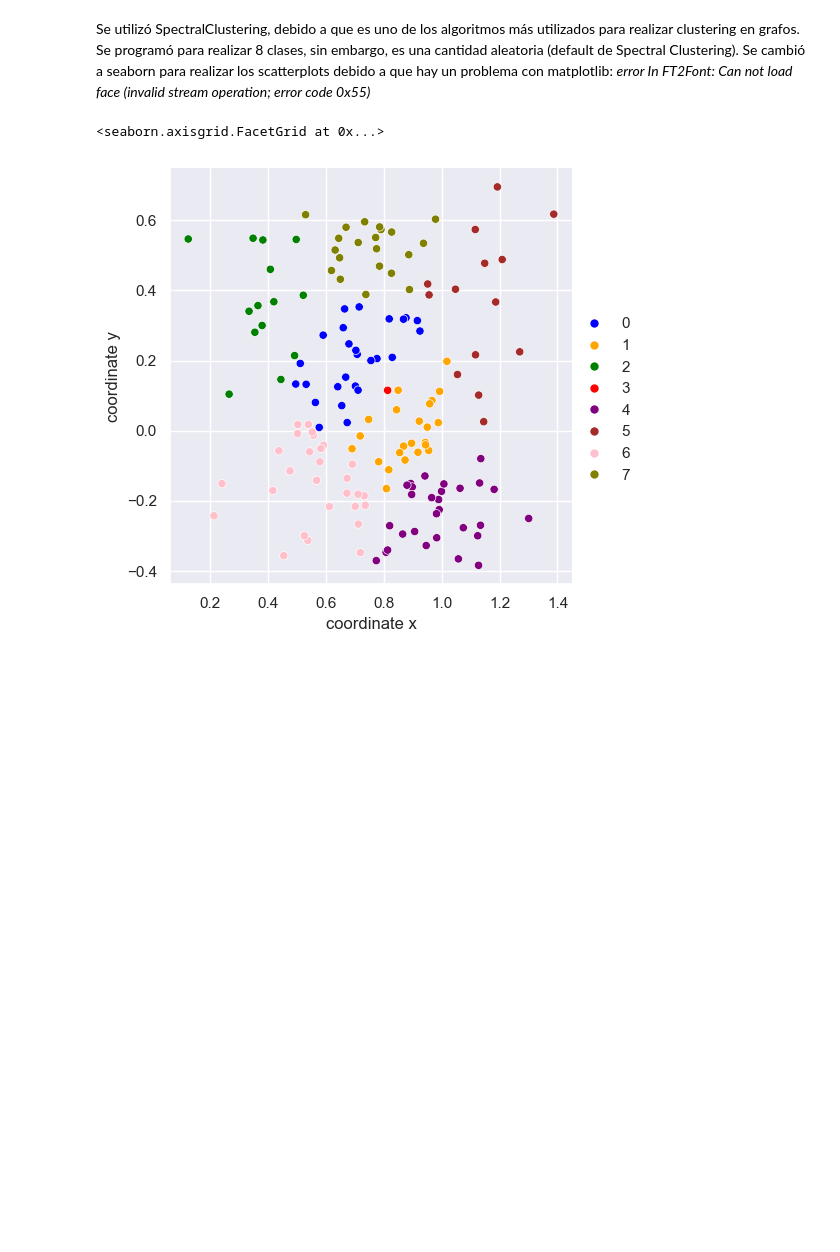
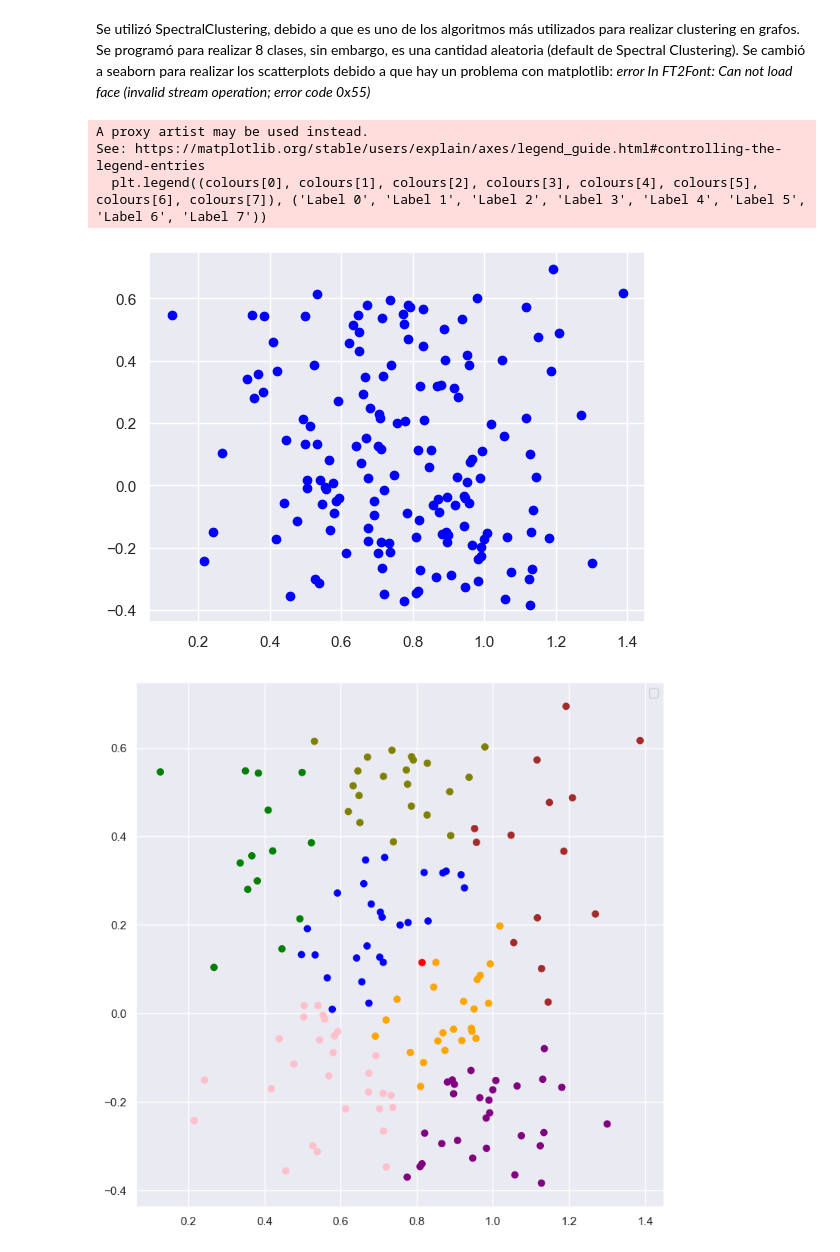
Before and after one commit to TAKMU/GNN_Neuropharmacology, a Jupyter notebook: Graph2vec.ipynb, the cells around one changed output. Cells and saved outputs as stored; diff of their text form; code cells hidden in the pictures; blank space fills up the shorter version.

```diff
--- a/Graph2vec.ipynb
+++ b/Graph2vec.ipynb
@@ -418,31 +418,35 @@ Se cambió a seaborn para realizar los scatterplots debido a que hay un problema
 # %%
 from sklearn.cluster import SpectralClustering
 clustering = SpectralClustering(n_clusters=8,
         assign_labels='discretize',
         random_state=0, affinity ='rbf').fit(g_emb)
-embeddings = pd.DataFrame({"coordinate x": x_coord, "coordinate y":y_coord})
-import seaborn as sns
-sns.set_theme()
 
 
 # Training the model and Storing the predicted cluster labels
 labels_rbf = clustering.fit_predict(g_emb)
 colours = {}
 colours[0] = 'blue'
 colours[1] = 'orange'
 colours[2] = 'green'
 colours[3] = 'red'
 colours[4] = 'purple'
 colours[5] = 'brown'
 colours[6] = 'pink'
 colours[7] = 'olive'
 # Building the colour vector for each data point
 cvec = [colours[label] for label in labels_rbf]
-sns.relplot(
-    data=embeddings,
-    x="coordinate x", y="coordinate y",
-    hue=labels_rbf, palette=colours,
-)
+
+# Plotting the clustered scatter plot
+
+b = plt.scatter(x_coord, y_coord, color ='blue')
+
+plt.figure(figsize =(9, 9))
+plt.scatter(x_coord, y_coord, c = cvec)
+plt.legend((colours[0], colours[1], colours[2], colours[3], colours[4], colours[5], colours[6], colours[7]), ('Label 0', 'Label 1', 'Label 2', 'Label 3', 'Label 4', 'Label 5', 'Label 6', 'Label 7'))
+plt.show()
 # %% [output]
-<seaborn.axisgrid.FacetGrid at 0x...>
+A proxy artist may be used instead.
+See: https://matplotlib.org/stable/users/explain/axes/legend_guide.html#controlling-the-legend-entries
+  plt.legend((colours[0], colours[1], colours[2], colours[3], colours[4], colours[5], colours[6], colours[7]), ('Label 0', 'Label 1', 'Label 2', 'Label 3', 'Label 4', 'Label 5', 'Label 6', 'Label 7'))
-[figure, old version]
+[figure, new version]
+[figure, added]
```
Also changed, not shown: 16 other files.
